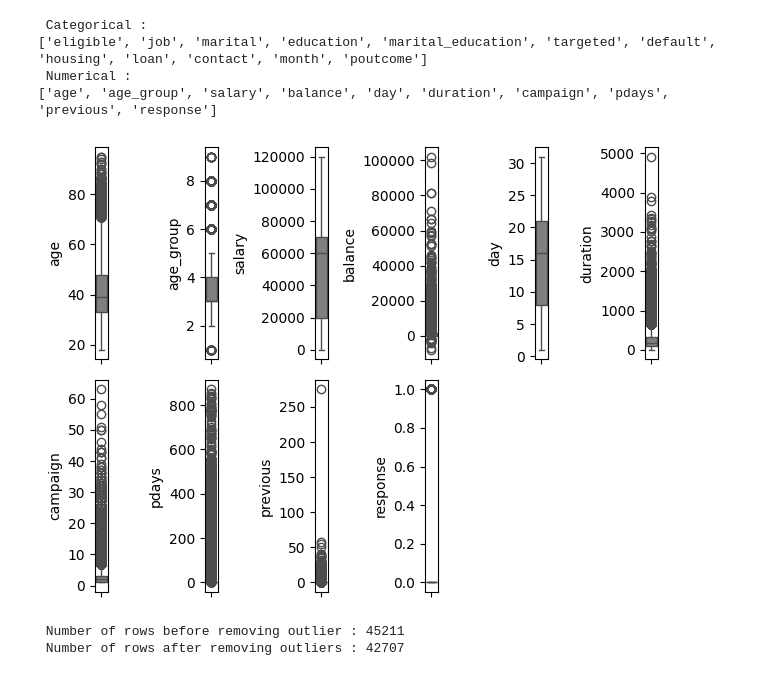
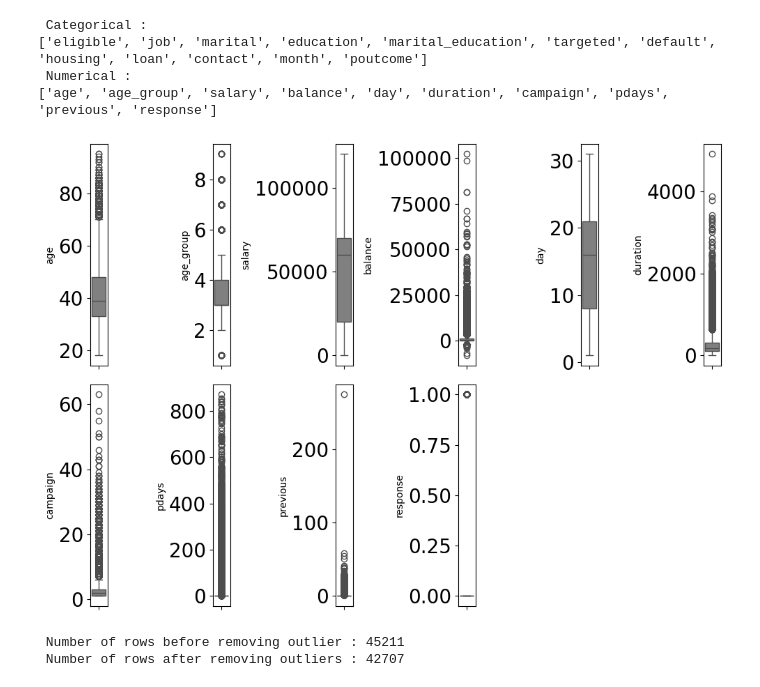
Before and after one commit to vanshcha2001/build-modules, a Jupyter notebook: Bank_Marketing/Prediction.ipynb, the cells around one changed output. Cells and saved outputs as stored; diff of their text form; code cells hidden in the pictures.

```diff
--- a/Bank_Marketing/Prediction.ipynb
+++ b/Bank_Marketing/Prediction.ipynb
@@ -129,15 +183,15 @@ print(f" Numerical : \n{nums}")
 ['eligible', 'job', 'marital', 'education', 'marital_education', 'targeted', 'default', 'housing', 'loan', 'contact', 'month', 'poutcome']
  Numerical :
 ['age', 'age_group', 'salary', 'balance', 'day', 'duration', 'campaign', 'pdays', 'previous', 'response']
-# %%
-# Detect Outliers
-
-for i in range(0, len(nums)):
-    plt.subplot(2, (len(nums)//2)+1, i+1)
-    sns.boxplot(y=df[nums[i]], color='gray', orient='v')
-    plt.tight_layout()
-# %% [output]
-[figure, removed]
+# %%
+# Detect Outliers
+plt.figure(figsize=(10, 7))
+for i in range(0, len(nums)):
+    plt.subplot(2, (len(nums)//2)+1, i+1)
+    sns.boxplot(y=df[nums[i]], color='gray', orient='v')
+    plt.tight_layout()
+# %% [output]
+[figure, added]
 # %%
 # for col in ['balance','duration','campaign']:
 #     plt.figure(figsize=(2, 2))
```
Also changed, not shown: parts of 21 cells of this notebook.
